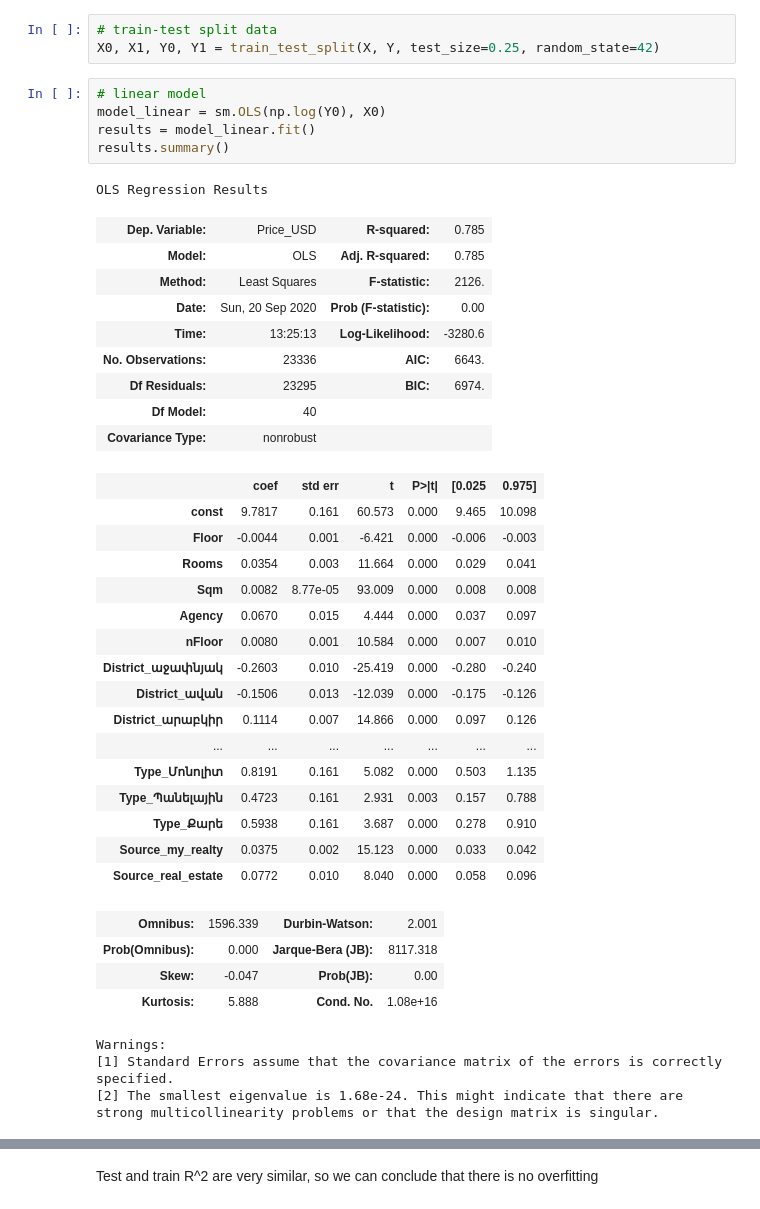
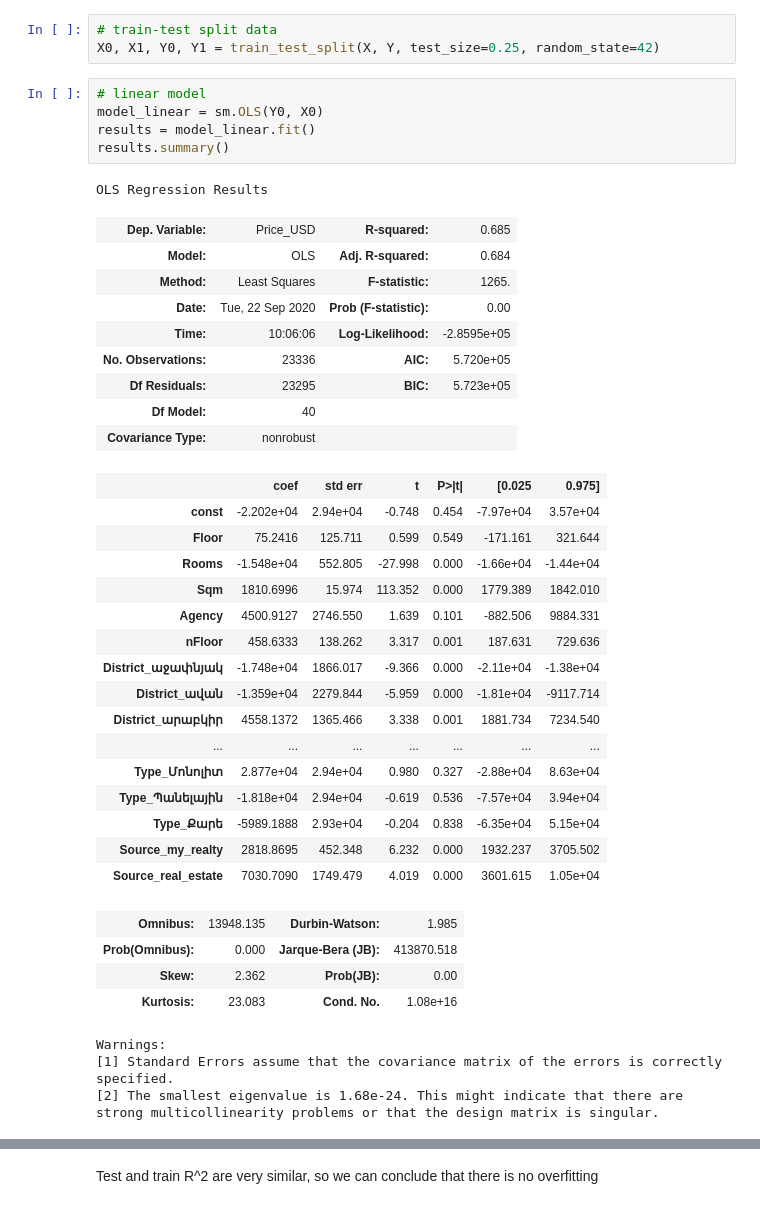
Before and after one commit to arsine1996/MGMT_325_FALL_2020, a Jupyter notebook: TA_Session_3.ipynb, the cells around one changed output, grey strips where cells are left out. Cells and saved outputs as stored; diff of their text form.

```diff
--- a/TA_Session_3.ipynb
+++ b/TA_Session_3.ipynb
@@ -287,40 +287,40 @@ X = sm.add_constant(X)
 X0, X1, Y0, Y1 = train_test_split(X, Y, test_size=0.25, random_state=42)
 # %%
 # linear model
-model_linear = sm.OLS(np.log(Y0), X0)
+model_linear = sm.OLS(Y0, X0)
 results = model_linear.fit()
 results.summary()
 # %% [output]
 OLS Regression Results
-| Dep. Variable: | Price_USD | R-squared: | 0.785 |
-| Model: | OLS | Adj. R-squared: | 0.785 |
-| Method: | Least Squares | F-statistic: | 2126. |
-| Date: | Sun, 20 Sep 2020 | Prob (F-statistic): | 0.00 |
-| Time: | 13:25:13 | Log-Likelihood: | -3280.6 |
-| No. Observations: | 23336 | AIC: | 6643. |
-| Df Residuals: | 23295 | BIC: | 6974. |
+| Dep. Variable: | Price_USD | R-squared: | 0.685 |
+| Model: | OLS | Adj. R-squared: | 0.684 |
+| Method: | Least Squares | F-statistic: | 1265. |
+| Date: | Tue, 22 Sep 2020 | Prob (F-statistic): | 0.00 |
+| Time: | 10:06:06 | Log-Likelihood: | -2.8595e+05 |
+| No. Observations: | 23336 | AIC: | 5.720e+05 |
+| Df Residuals: | 23295 | BIC: | 5.723e+05 |
 | Df Model: | 40 |  |  |
 | Covariance Type: | nonrobust |  |  |
 |  | coef | std err | t | P>|t| | [0.025 | 0.975] |
-| const | 9.7817 | 0.161 | 60.573 | 0.000 | 9.465 | 10.098 |
-| Floor | -0.0044 | 0.001 | -6.421 | 0.000 | -0.006 | -0.003 |
-| Rooms | 0.0354 | 0.003 | 11.664 | 0.000 | 0.029 | 0.041 |
-| Sqm | 0.0082 | 8.77e-05 | 93.009 | 0.000 | 0.008 | 0.008 |
-| Agency | 0.0670 | 0.015 | 4.444 | 0.000 | 0.037 | 0.097 |
-| nFloor | 0.0080 | 0.001 | 10.584 | 0.000 | 0.007 | 0.010 |
-| District_աջափնյակ | -0.2603 | 0.010 | -25.419 | 0.000 | -0.280 | -0.240 |
-| District_ավան | -0.1506 | 0.013 | -12.039 | 0.000 | -0.175 | -0.126 |
-| District_արաբկիր | 0.1114 | 0.007 | 14.866 | 0.000 | 0.097 | 0.126 |
+| const | -2.202e+04 | 2.94e+04 | -0.748 | 0.454 | -7.97e+04 | 3.57e+04 |
+| Floor | 75.2416 | 125.711 | 0.599 | 0.549 | -171.161 | 321.644 |
+| Rooms | -1.548e+04 | 552.805 | -27.998 | 0.000 | -1.66e+04 | -1.44e+04 |
+| Sqm | 1810.6996 | 15.974 | 113.352 | 0.000 | 1779.389 | 1842.010 |
+| Agency | 4500.9127 | 2746.550 | 1.639 | 0.101 | -882.506 | 9884.331 |
+| nFloor | 458.6333 | 138.262 | 3.317 | 0.001 | 187.631 | 729.636 |
+| District_աջափնյակ | -1.748e+04 | 1866.017 | -9.366 | 0.000 | -2.11e+04 | -1.38e+04 |
+| District_ավան | -1.359e+04 | 2279.844 | -5.959 | 0.000 | -1.81e+04 | -9117.714 |
+| District_արաբկիր | 4558.1372 | 1365.466 | 3.338 | 0.001 | 1881.734 | 7234.540 |
 | ... | ... | ... | ... | ... | ... | ... |
-| Type_Մոնոլիտ | 0.8191 | 0.161 | 5.082 | 0.000 | 0.503 | 1.135 |
-| Type_Պանելային | 0.4723 | 0.161 | 2.931 | 0.003 | 0.157 | 0.788 |
-| Type_Քարե | 0.5938 | 0.161 | 3.687 | 0.000 | 0.278 | 0.910 |
-| Source_my_realty | 0.0375 | 0.002 | 15.123 | 0.000 | 0.033 | 0.042 |
-| Source_real_estate | 0.0772 | 0.010 | 8.040 | 0.000 | 0.058 | 0.096 |
+| Type_Մոնոլիտ | 2.877e+04 | 2.94e+04 | 0.980 | 0.327 | -2.88e+04 | 8.63e+04 |
+| Type_Պանելային | -1.818e+04 | 2.94e+04 | -0.619 | 0.536 | -7.57e+04 | 3.94e+04 |
+| Type_Քարե | -5989.1888 | 2.93e+04 | -0.204 | 0.838 | -6.35e+04 | 5.15e+04 |
+| Source_my_realty | 2818.8695 | 452.348 | 6.232 | 0.000 | 1932.237 | 3705.502 |
+| Source_real_estate | 7030.7090 | 1749.479 | 4.019 | 0.000 | 3601.615 | 1.05e+04 |
-| Omnibus: | 1596.339 | Durbin-Watson: | 2.001 |
-| Prob(Omnibus): | 0.000 | Jarque-Bera (JB): | 8117.318 |
-| Skew: | -0.047 | Prob(JB): | 0.00 |
-| Kurtosis: | 5.888 | Cond. No. | 1.08e+16 |
+| Omnibus: | 13948.135 | Durbin-Watson: | 1.985 |
+| Prob(Omnibus): | 0.000 | Jarque-Bera (JB): | 413870.518 |
+| Skew: | 2.362 | Prob(JB): | 0.00 |
+| Kurtosis: | 23.083 | Cond. No. | 1.08e+16 |
 Warnings:
 [1] Standard Errors assume that the covariance matrix of the errors is correctly specified.
 [2] The smallest eigenvalue is 1.68e-24. This might indicate that there are
```
Also changed, not shown: parts of 7 cells of this notebook.
